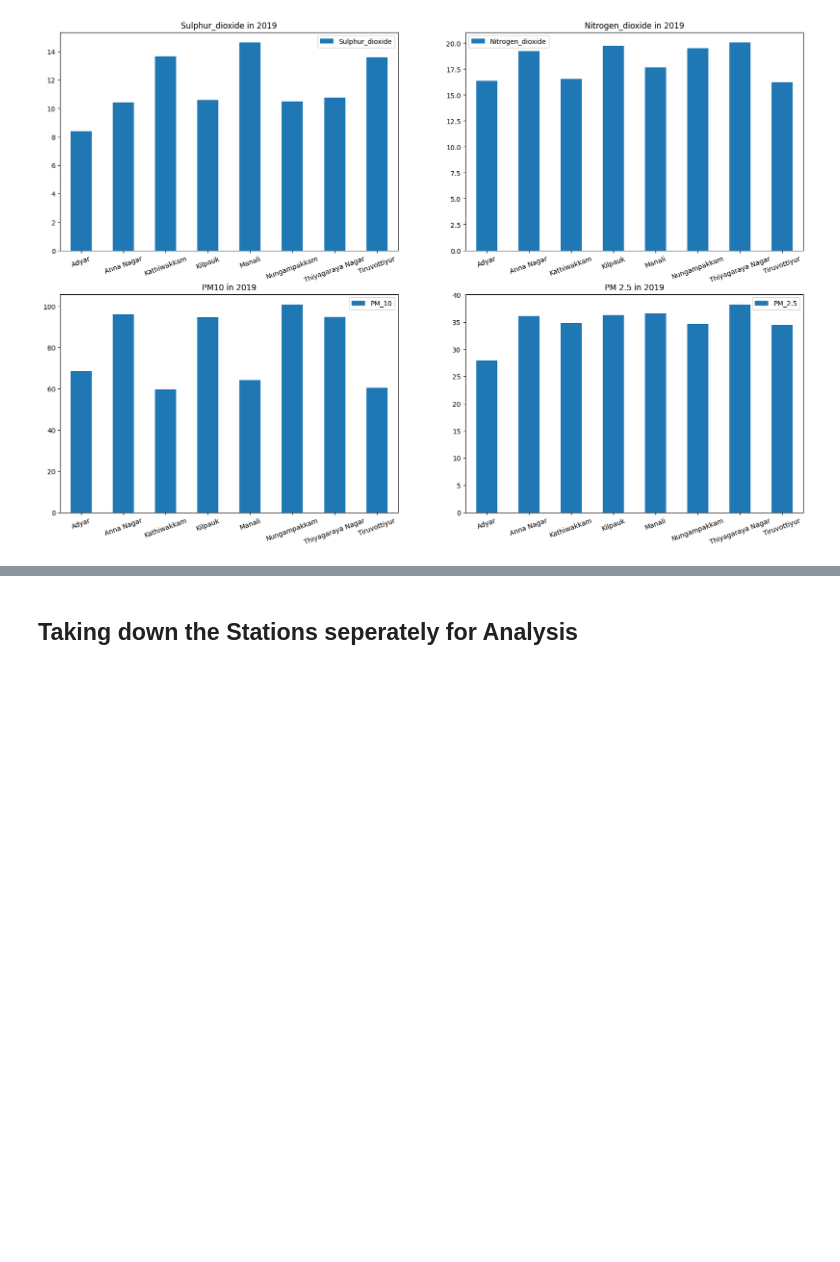
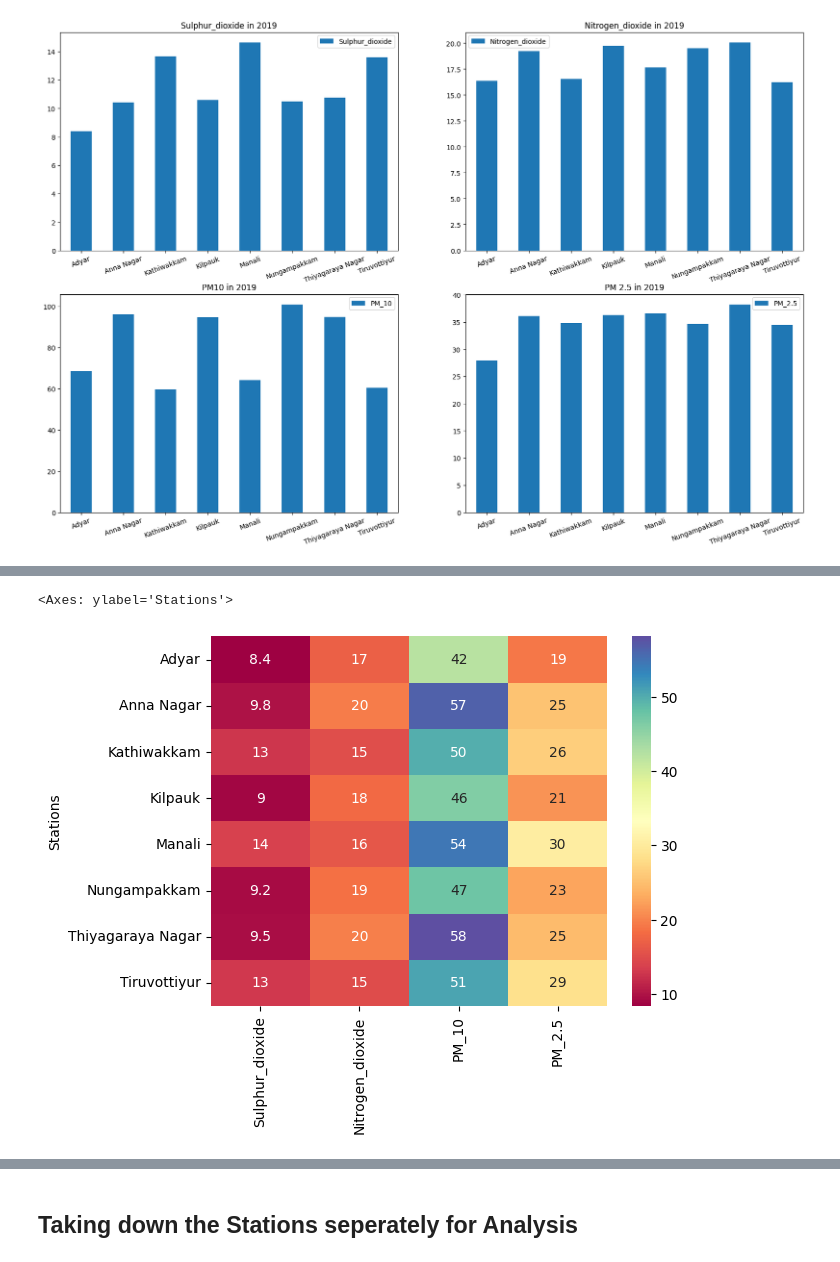
Before and after one commit to santhipsengottuvel/Air-Quality-Prediction-Chennai, a Jupyter notebook: Code/Air Quality Analysis.ipynb, the cells around one changed output, grey strips where cells are left out. Saved outputs shown, nothing was run; the diff lists cells and outputs as text; code cells hidden in the pictures; blank space fills up the shorter version.

```diff
--- a/Code/Air Quality Analysis.ipynb
+++ b/Code/Air Quality Analysis.ipynb
@@ -814,0 +818,5 @@ plt.xticks(rotation=20)
+# %%
+sns.heatmap(Station_2020,annot=True,cmap="Spectral")
+# %% [output]
+<Axes: ylabel='Stations'>
+[figure, added]
```
Also changed, not shown: parts of 18 cells of this notebook.
